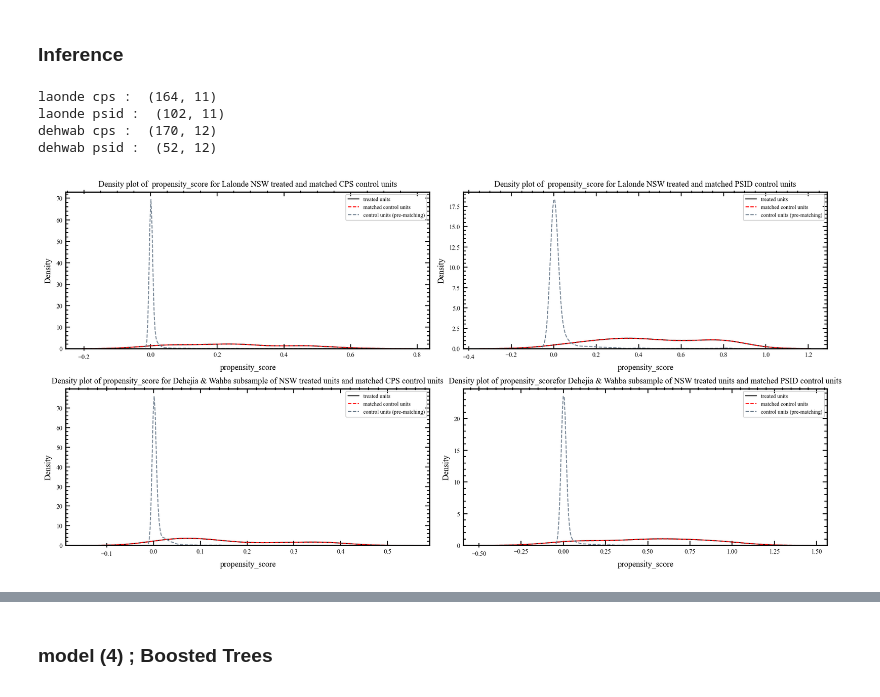
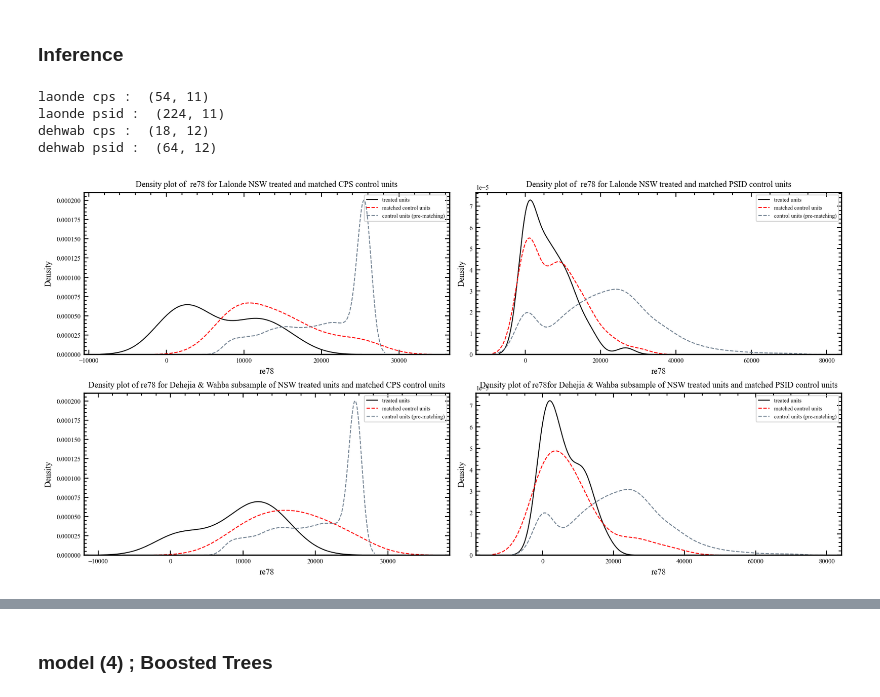
Before and after one commit to MawuliAgamah/ml-propensity-score-matching, a Jupyter notebook: Jupyter notebooks/lalonde 2 .ipynb, the cells around one changed output, grey strips where cells are left out. Saved outputs shown, nothing was run; the diff lists cells and outputs as text; code cells hidden in the pictures.

```diff
--- a/Jupyter notebooks/lalonde 2 .ipynb
+++ b/Jupyter notebooks/lalonde 2 .ipynb
@@ -1198,7 +1203,7 @@ nswPsid_dehWab_LOGIT_psMatched.to_csv('/Users/mawuliagamah/gitprojects/causal_in
 # %%
 def plot_matching_distributions(covariate,cpsMatchLalonde,cpsPreMatchedLalonde,
                       psidMatchLalonde,psidPreMatchedLalonde,
-                      cpsMatchDW,cpsPreMatchedDW,psidMatchDW,psidPreMatchedDw):
+                      cpsMatchDW,cpsPreMatchedDW,psidMatchDW,psidPreMatchedDw,save_path):
 
     # Global plot parameters
     fig, ax = plt.subplots(nrows=2, ncols=2,figsize=(12,6))
@@ -1294,6 +1299,7 @@ def plot_matching_distributions(covariate,cpsMatchLalonde,cpsPreMatchedLalonde,
     ax[1,1].tick_params(top='on',which='major',length=5, width = 1)
     ax[1,1].tick_params(top='on',which='minor',length= 3, width = 1)
     ax[1,1].tick_params(bottom ='off',which='major',length=5, width = 1)
+    plt.savefig('/Users/mawuliagamah/gitprojects/causal_inference/causal_inference/Jupyter notebooks/lalonde_notebook_plots/'f'{save_path}''.png', bbox_inches='tight')
     plt.show()
 # %%
 plot_matching_distributions(
@@ -1766,8 +1838,8 @@ plot_mean_difference(cohen_d_cart3_subset,cohen_d_cart3_subset,"cart/cart_smd_pl
 
 nswCps_lalonde =  pd.read_csv('/Users/mawuliagamah/gitprojects/causal_inference/causal_inference/datasets/quasi data/unmatched data/Quasi_NswCps_lalonde.csv')
 nswPsid_lalonde = pd.read_csv('/Users/mawuliagamah/gitprojects/causal_inference/causal_inference/datasets/quasi data/unmatched data/Quasi_NswPsid_lalonde.csv')
-nswCps_dehWab =   pd.read_csv('/Users/mawuliagamah/gitprojects/causal_inference/causal_inference/datasets/quasi data/unmatched data/Quasi_NswCps_lalonde.csv')
-nswPsid_dehWab =  pd.read_csv('/Users/mawuliagamah/gitprojects/causal_inference/causal_inference/datasets/quasi data/unmatched data/Quasi_NswPsid_lalonde.csv')
+nswCps_dehWab =   pd.read_csv('/Users/mawuliagamah/gitprojects/causal_inference/causal_inference/datasets/quasi data/unmatched data/Quasi_NswCps_dehWab.csv')
+nswPsid_dehWab =  pd.read_csv('/Users/mawuliagamah/gitprojects/causal_inference/causal_inference/datasets/quasi data/unmatched data/Quasi_NswPsid_dehWab.csv')
 
 nswCps_lalonde.columns = nswCps_lalonde.columns.str.strip()
 nswPsid_lalonde.columns = nswPsid_lalonde.columns.str.strip()
@@ -1988,10 +2081,10 @@ print('laonde psid : ',nswPsid_lalonde_FOREST_psMatched.shape)
 print('dehwab cps : ',nswCps_dehWab_FOREST_psMatched.shape)
 print('dehwab psid : ',nswPsid_dehWab_FOREST_psMatched.shape)
 # %% [output]
-laonde cps :  (164, 11)
-laonde psid :  (102, 11)
-dehwab cps :  (170, 12)
-dehwab psid :  (52, 12)
+laonde cps :  (54, 11)
+laonde psid :  (224, 11)
+dehwab cps :  (18, 12)
+dehwab psid :  (64, 12)
 # %%
 # SAVE Quasi experimental datasets with lalonde treated and matched controls
 nswCps_lalonde_FOREST_psMatched.to_csv('/Users/mawuliagamah/gitprojects/causal_inference/causal_inference/datasets/quasi data/forest/nswCps_lalonde_forest_psMatched.csv',header = True,index = False)
@@ -2000,10 +2093,10 @@ nswCps_dehWab_FOREST_psMatched.to_csv('/Users/mawuliagamah/gitprojects/causal_in
 nswPsid_dehWab_FOREST_psMatched.to_csv('/Users/mawuliagamah/gitprojects/causal_inference/causal_inference/datasets/quasi data/forest/nswPsid_dehWab_forest_psMatched.csv',header = True,index = False)
 # %%
 plot_matching_distributions(
-                            'propensity_score',nswCps_lalonde_FOREST_psMatched,nswCps_lalonde_ps_FOREST_withRe78,
+                            're78',nswCps_lalonde_FOREST_psMatched,nswCps_lalonde_ps_FOREST_withRe78,
                             nswPsid_lalonde_FOREST_psMatched,nswPsid_lalonde_ps_FOREST_withRe78,
                             nswCps_dehWab_FOREST_psMatched,nswCps_dehWab_ps_FOREST_withRe78,
                             nswPsid_dehWab_FOREST_psMatched,nswPsid_dehWab_ps_FOREST_withRe78,
                             )
 # %% [output]
-[figure, old version]
+[figure, new version]
```
Also changed, not shown: parts of 61 cells of this notebook, 18 other files.
